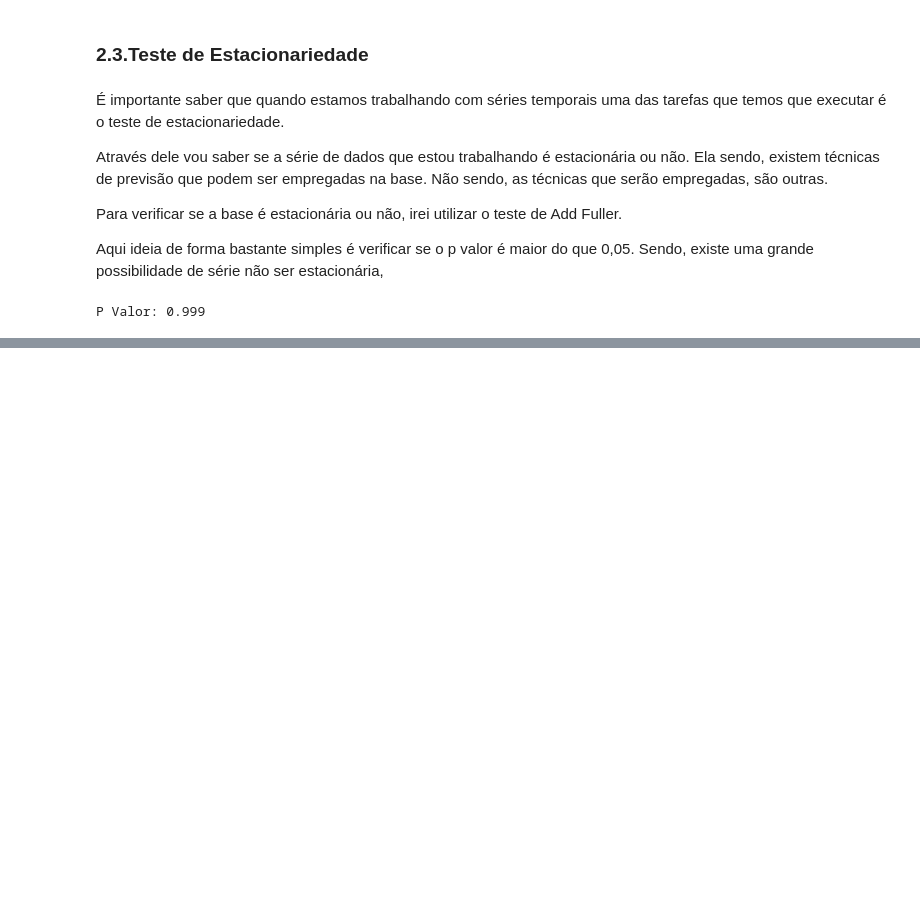
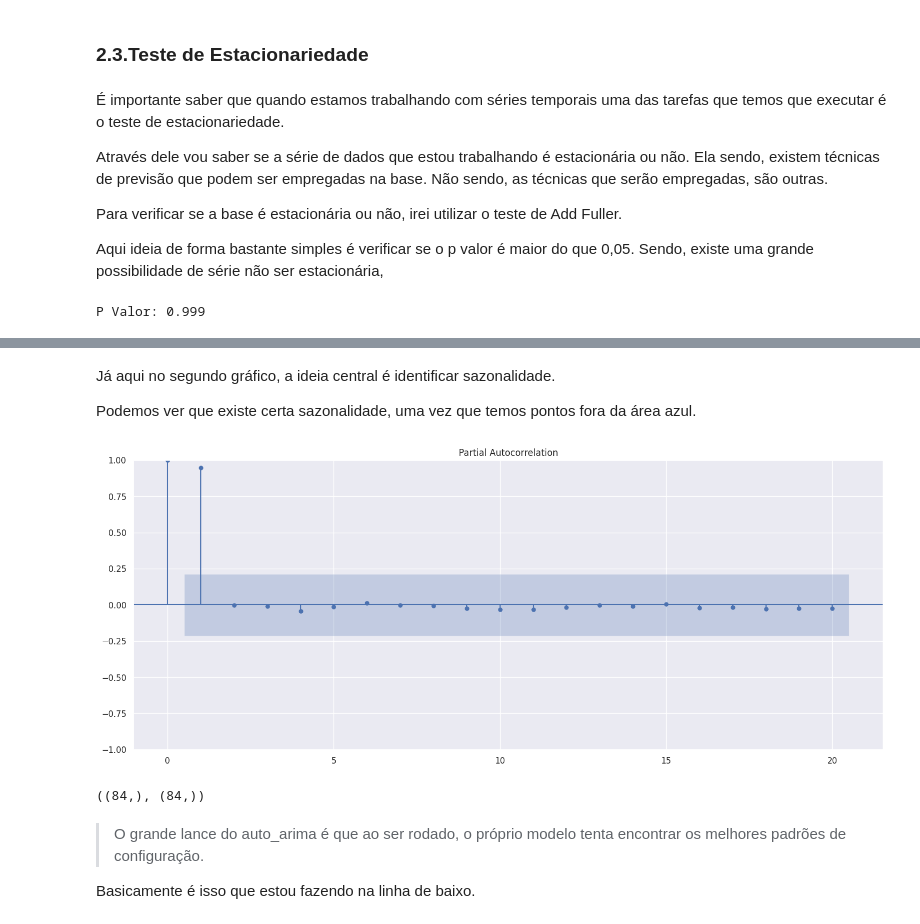
Before and after one commit to j2evaldo/covid_dio, a Jupyter notebook: covid.ipynb, the cells around one changed output, grey strips where cells are left out. Cells and saved outputs as stored; diff of their text form; code cells hidden in the pictures; blank space fills up the shorter version.

```diff
--- a/covid.ipynb
+++ b/covid.ipynb
@@ -375,0 +391,10 @@ Conforme podemos ver, estamos diante de uma série que não é estacionária.
+# %% [markdown]
+Já aqui no segundo gráfico, a ideia central é identificar sazonalidade.
+
+Podemos ver que existe certa sazonalidade, uma vez que temos pontos fora da área azul.
+# %%
+imagem = plot_pacf(temp['confirmed'])
+imagem.figure.set_size_inches(18,7)
+imagem.show()
+# %% [output]
+[figure, added]
@@ -375,0 +409,8 @@ Conforme podemos ver, estamos diante de uma série que não é estacionária.
+# %%
+dados.shape, dadosIndice.shape
+# %% [output]
+((84,), (84,))
+# %% [markdown]
+>O grande lance do auto_arima é que ao ser rodado, o próprio modelo tenta encontrar os melhores padrões de configuração.
+
+Basicamente é isso que estou fazendo na linha de baixo.
```
Also changed, not shown: parts of 23 cells of this notebook.
